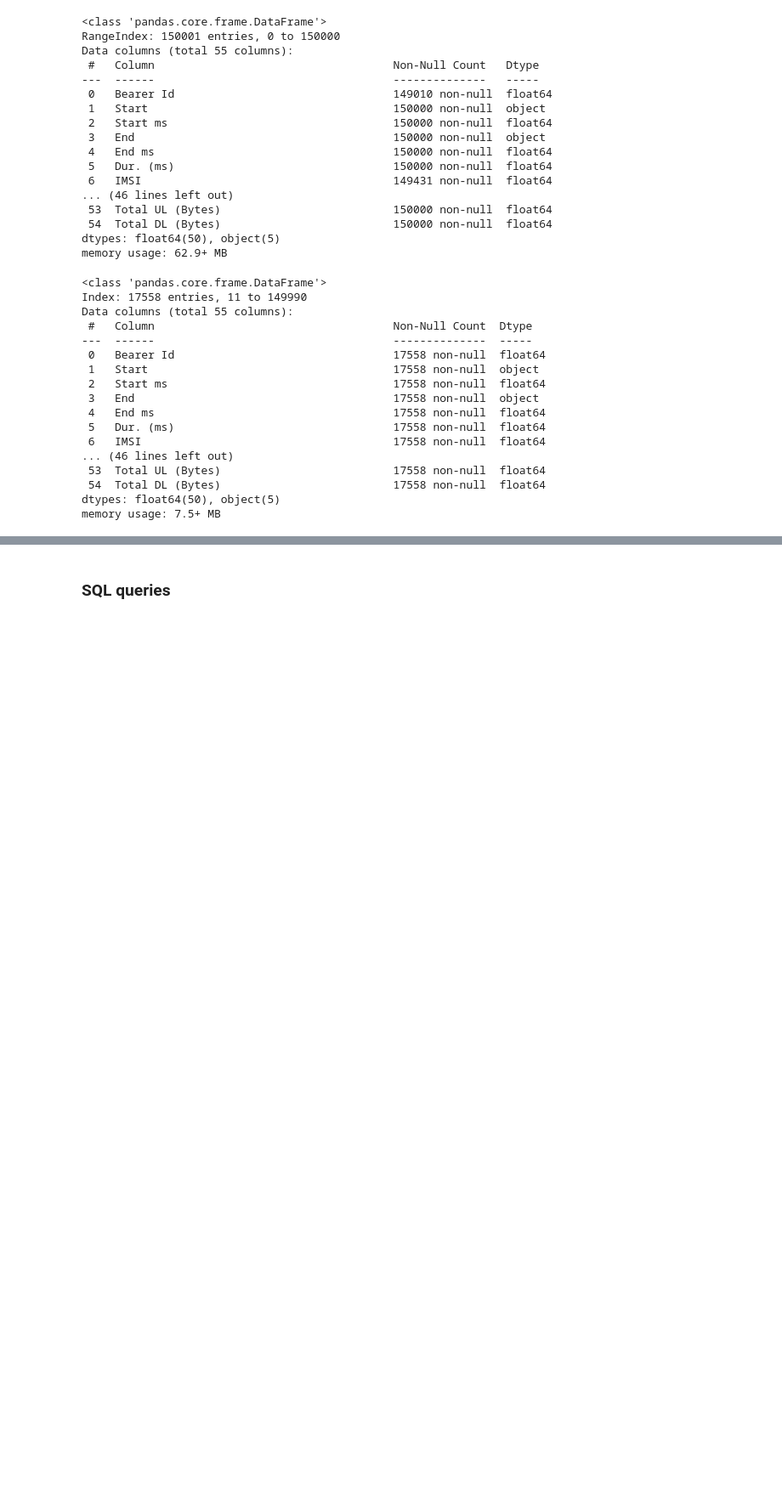
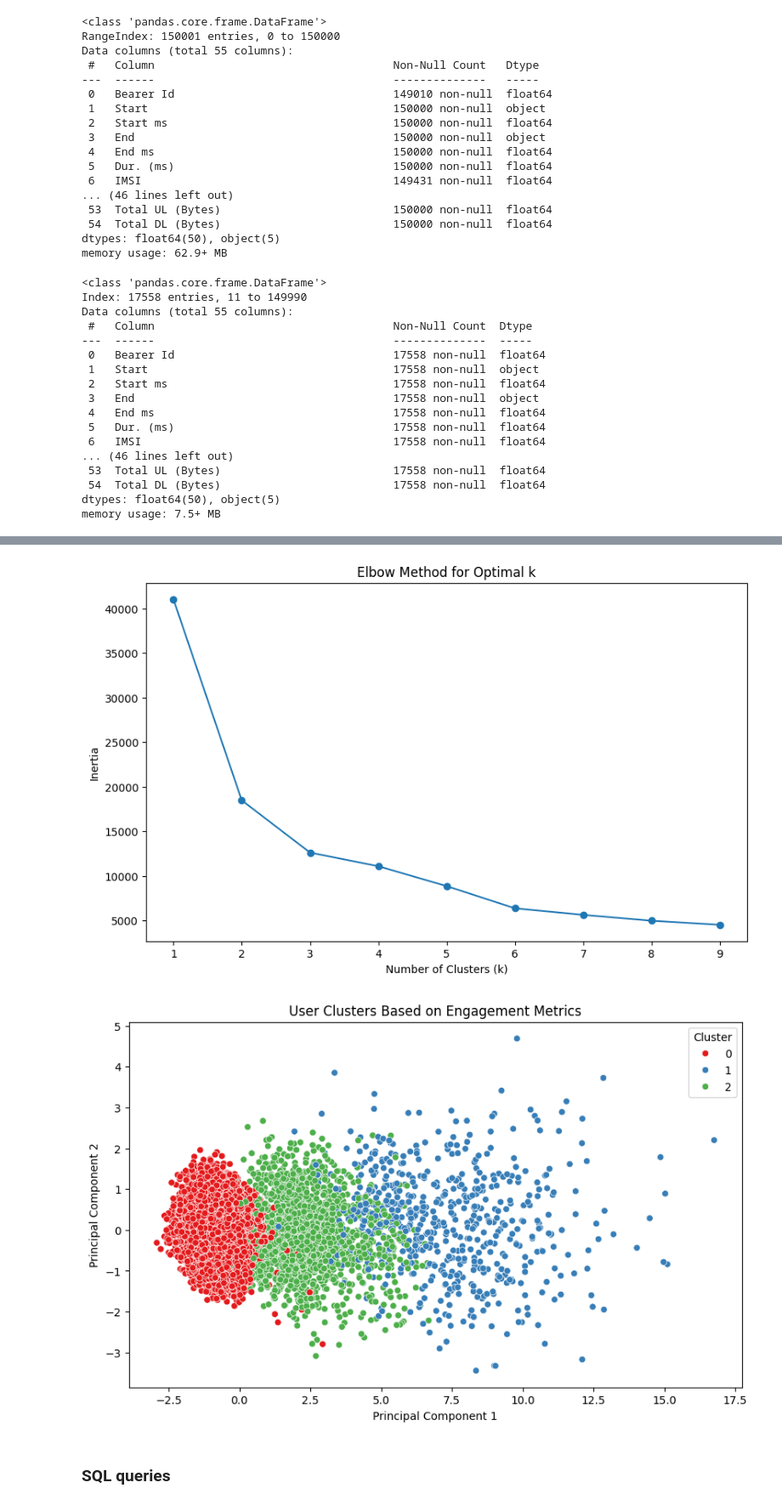
Before and after one commit to SosiSis/Telcom, a Jupyter notebook: notebooks/postgres_load.ipynb, the cells around one changed output, grey strips where cells are left out. Shown at 85% size. Saved outputs shown, nothing was run; the diff lists cells and outputs as text; code cells hidden in the pictures; blank space fills up the shorter version.

```diff
--- a/notebooks/postgres_load.ipynb
+++ b/notebooks/postgres_load.ipynb
@@ -98,3 +169,47 @@ memory usage: 7.5+ MB
+# %%
+# Dimensionality Reduction (PCA)
+scaler = StandardScaler()
+scaled_data = scaler.fit_transform(user_aggregates[app_columns])
+
+pca = PCA(n_components=2)
+pca_results = pca.fit_transform(scaled_data)
+user_aggregates['PCA1'] = pca_results[:, 0]
+user_aggregates['PCA2'] = pca_results[:, 1]
+# %%
+# Clustering (K-means)
+engagement_metrics = user_aggregates[['Number of Sessions', 'Dur. (ms)', 'Total Data (Bytes)']]
+scaler = StandardScaler()
+normalized_metrics = scaler.fit_transform(engagement_metrics)
+
+# Elbow method to find optimal k
+inertia = []
+k_range = range(1, 10)
+for k in k_range:
+    kmeans = KMeans(n_clusters=k, random_state=42)
+    kmeans.fit(normalized_metrics)
+    inertia.append(kmeans.inertia_)
+
+plt.figure(figsize=(10, 6))
+plt.plot(k_range, inertia, marker='o')
+plt.title('Elbow Method for Optimal k')
+plt.xlabel('Number of Clusters (k)')
+plt.ylabel('Inertia')
+plt.show()
+
+# K-means clustering with optimal k
+kmeans = KMeans(n_clusters=3, random_state=42)
+user_aggregates['Cluster'] = kmeans.fit_predict(normalized_metrics)
+
+# Visualize clusters
+plt.figure(figsize=(10, 6))
+sns.scatterplot(x='PCA1', y='PCA2', hue='Cluster', data=user_aggregates, palette='Set1')
+plt.title('User Clusters Based on Engagement Metrics')
+plt.xlabel('Principal Component 1')
+plt.ylabel('Principal Component 2')
+plt.show()
+# %% [output]
+[figure, added]
+[figure, added]
 # %% [markdown]
 ### SQL queries
 # %%
```
Also changed, not shown: parts of 6 cells of this notebook.
